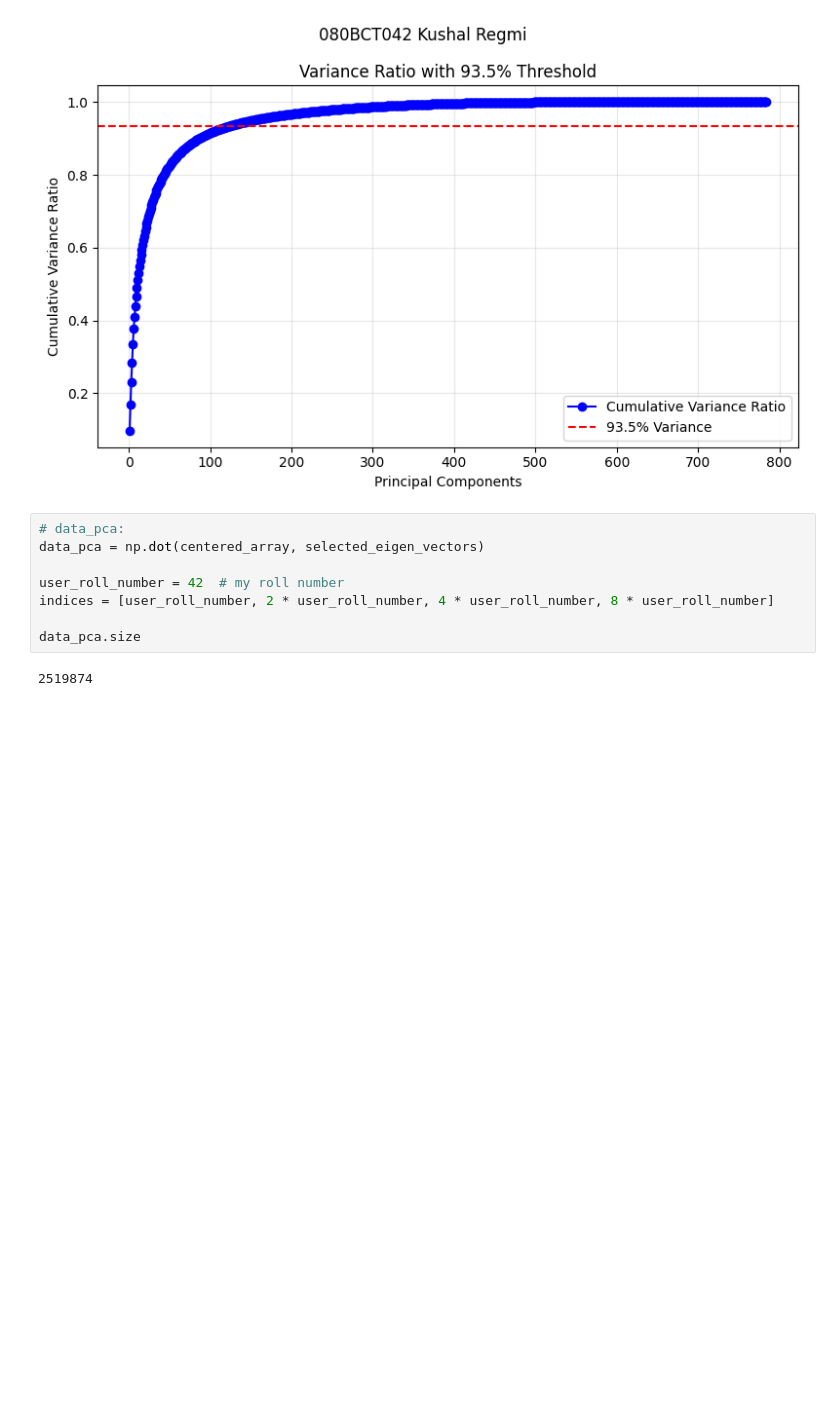
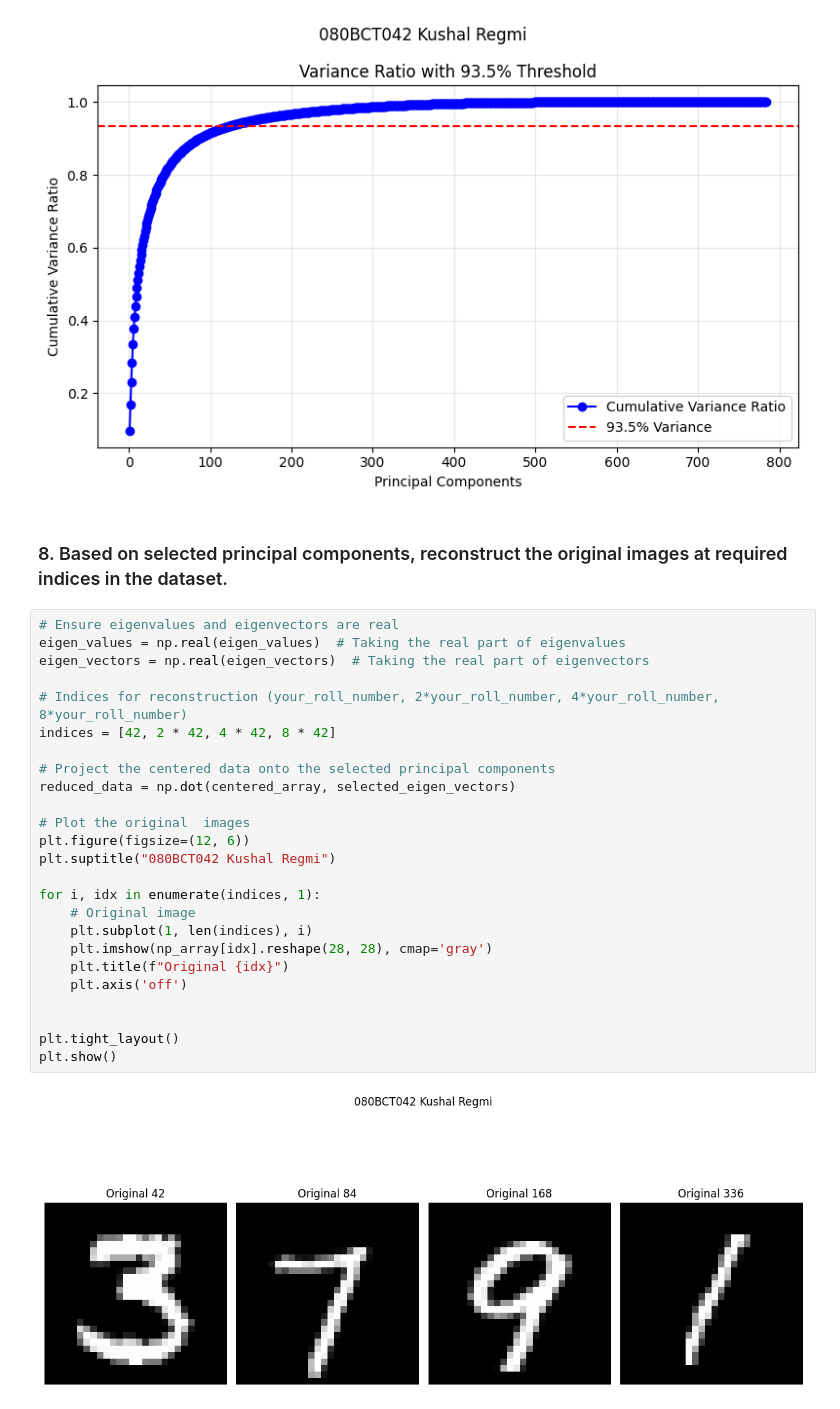
Before and after one commit to KushalRegmi61/DS_LAB, a Jupyter notebook: LAB_7/assignment/080BCT042.ipynb, the cells around one changed output. Drawn from its saved outputs; the diff is of its cells as text; blank space fills up the shorter version.

```diff
--- a/LAB_7/assignment/080BCT042.ipynb
+++ b/LAB_7/assignment/080BCT042.ipynb
@@ -190,14 +206,33 @@ plt.show()
 # %% [output]
 Number of components to explain at least 93.5% variance: 126
 [figure]
-# %%
-# data_pca:
-data_pca = np.dot(centered_array, selected_eigen_vectors)
-
-user_roll_number = 42  # my roll number
-indices = [user_roll_number, 2 * user_roll_number, 4 * user_roll_number, 8 * user_roll_number]
-
-data_pca.size
-# %% [output]
-2519874
+# %% [markdown]
+###  8. Based on selected principal components, reconstruct the original images at required indices in the dataset.
+# %%
+# Ensure eigenvalues and eigenvectors are real
+eigen_values = np.real(eigen_values)  # Taking the real part of eigenvalues
+eigen_vectors = np.real(eigen_vectors)  # Taking the real part of eigenvectors
+
+# Indices for reconstruction (your_roll_number, 2*your_roll_number, 4*your_roll_number, 8*your_roll_number)
+indices = [42, 2 * 42, 4 * 42, 8 * 42]
+
+# Project the centered data onto the selected principal components
+reduced_data = np.dot(centered_array, selected_eigen_vectors)
+
+# Plot the original  images
+plt.figure(figsize=(12, 6))
+plt.suptitle("080BCT042 Kushal Regmi")
+
+for i, idx in enumerate(indices, 1):
+    # Original image
+    plt.subplot(1, len(indices), i)
+    plt.imshow(np_array[idx].reshape(28, 28), cmap='gray')
+    plt.title(f"Original {idx}")
+    plt.axis('off')
+
+
+plt.tight_layout()
+plt.show()
+# %% [output]
+[figure, added]
 # %%
```
Also changed, not shown: parts of 13 cells of this notebook.
